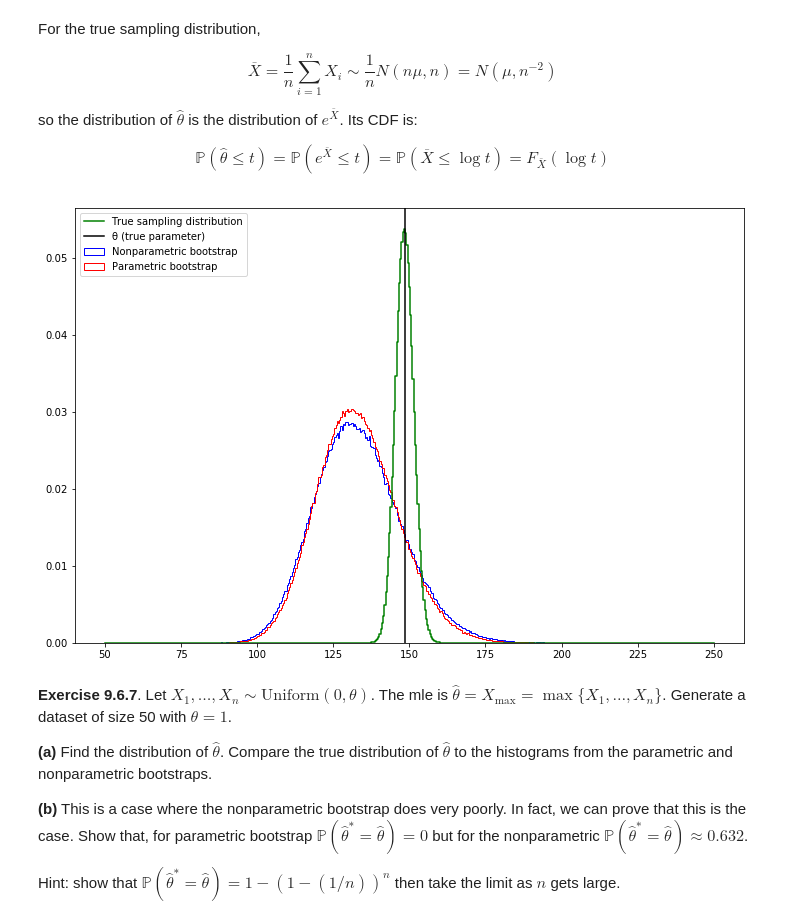
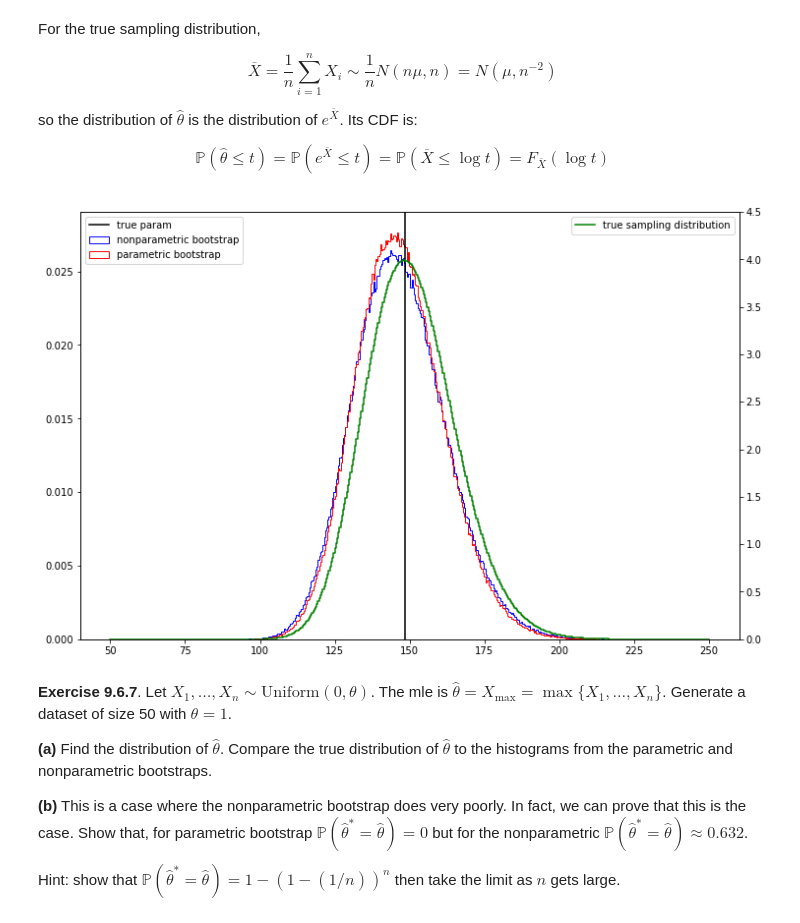
Before and after one commit to icestephanie/all-of-statistics, a Jupyter notebook: Chapter 09 - The Bootstrap.ipynb, the cells around one changed output. Saved outputs shown, nothing was run; the diff lists cells and outputs as text; code cells hidden in the pictures.

Commit message:
Refined charts for problem 6 & 7

```diff
--- a/Chapter 09 - The Bootstrap.ipynb
+++ b/Chapter 09 - The Bootstrap.ipynb
@@ -643,25 +643,26 @@ from matplotlib import pyplot
 
 bins = np.linspace(50, 250, 500)
 # %%
-# Generate the CDF for theta, calculate it for each bin, and include the differences between bins
+# Generate the PDF for theta, calculate it for each bin
 
-def theta_cdf(x):
-    return norm.cdf(np.log(x), loc=5, scale=1/50)
+def theta_pdf(x):
+    return norm.pdf(np.log(x), loc=5, scale=np.sqrt(1/n))
 
-theta_cdf_bins = list(map(theta_cdf, bins))
-theta_cdf_bins_delta = np.empty(len(bins))
-theta_cdf_bins_delta[0] = 0
-theta_cdf_bins_delta[1:] = np.diff(theta_cdf_bins)
+theta_pdf_bins = list(map(theta_pdf, bins))
 # %%
-pyplot.figure(figsize=(12, 8))
-pyplot.hist(t_boot_nonparam, bins, label='Nonparametric bootstrap', color='blue', histtype='step', density=True)
-pyplot.hist(t_boot_param, bins, label='Parametric bootstrap', color='red', histtype='step', density=True)
-pyplot.step(bins, theta_cdf_bins_delta, color='green', label='True sampling distribution')
-pyplot.axvline(x=np.exp(5), color='black', label='θ (true parameter)')
-pyplot.legend(loc='upper left')
+fig.set_figheight(8)
+fig.set_figwidth(12)
+ax2 = ax1.twinx()
+ax1.hist(t_boot_nonparam, bins, label='nonparametric bootstrap', color='blue', histtype='step', density=True)
+ax1.hist(t_boot_param,bins, label='parametric bootstrap', color='red', histtype='step', density=True)
+ax2.step(bins, theta_pdf_bins, color='green', label='true sampling distribution')
+ax2.set_ylim([0,4.5])
+ax1.axvline(x=np.exp(5), color='black', label='true param')
+ax1.legend(loc='upper left')
+ax2.legend()
 pyplot.show()
 # %% [output]
-[figure, old version]
+[figure, new version]
 # %% [markdown]
 **Exercise 9.6.7**. Let $X_1, \dots, X_n \sim \text{Uniform}(0, \theta)$.  The mle is $\hat{\theta} = X_\text{max} = \max \{ X_1, \dots, X_n \}$.  Generate a dataset of size 50 with $\theta = 1$.
 
```
Also changed, not shown: parts of 7 cells of this notebook.
